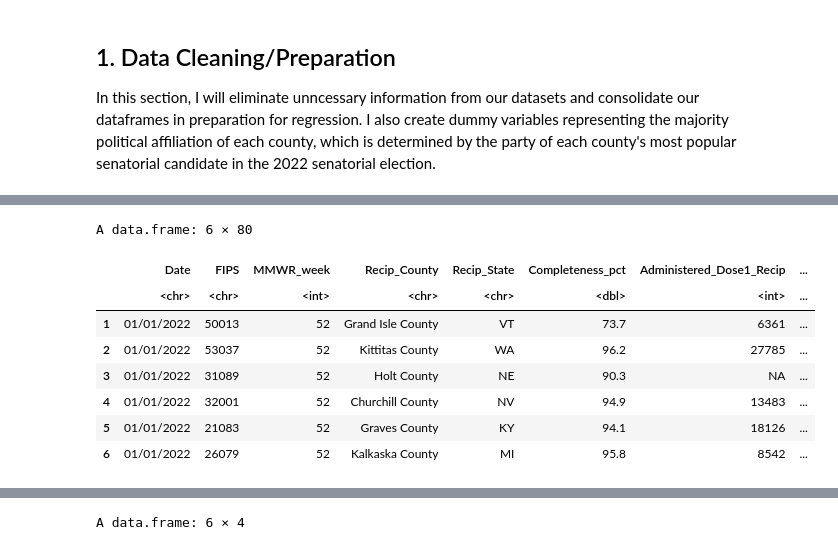
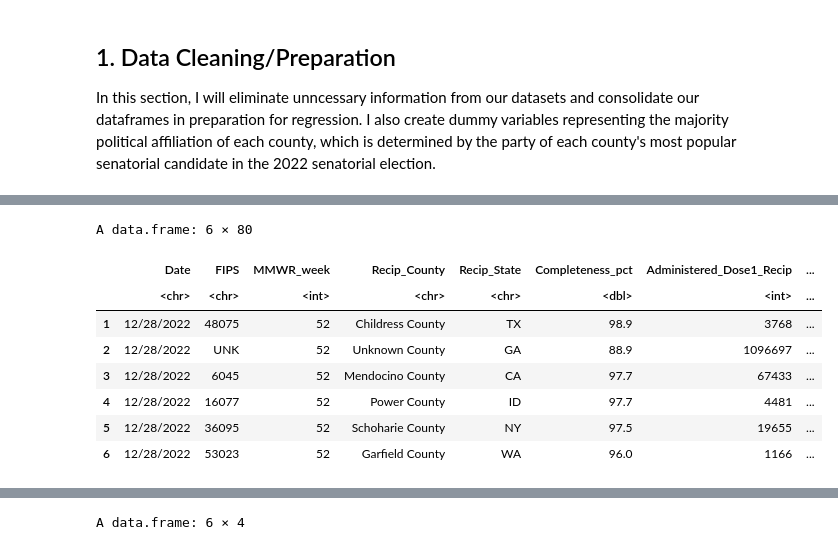
Before and after one commit to SophiaEC/CovidSample, a Jupyter notebook: SCCodeSample1.ipynb, the cells around one changed output, grey strips where cells are left out. Cells and saved outputs as stored; diff of their text form; code cells hidden in the pictures.

```diff
--- a/SCCodeSample1.ipynb
+++ b/SCCodeSample1.ipynb
@@ -40,17 +27,17 @@ The following objects are masked from ‘package:base’:
 # %%
 #Get covid data
-covid_county <- as.data.frame(read.csv("/COVID-19_Vaccinations_in_the_United_States_County.csv"))
+covid_county <- as.data.frame(read.csv("/content/COVID-19_Vaccinations_in_the_United_States_County.csv"))
 head(covid_county)
 # %% [output]
 A data.frame: 6 × 80
 |  | Date | FIPS | MMWR_week | Recip_County | Recip_State | Completeness_pct | Administered_Dose1_Recip | ... |
 |  | <chr> | <chr> | <int> | <chr> | <chr> | <dbl> | <int> | ... |
-| 1 | 01/01/2022 | 50013 | 52 | Grand Isle County | VT | 73.7 | 6361 | ... |
-| 2 | 01/01/2022 | 53037 | 52 | Kittitas County | WA | 96.2 | 27785 | ... |
-| 3 | 01/01/2022 | 31089 | 52 | Holt County | NE | 90.3 | NA | ... |
-| 4 | 01/01/2022 | 32001 | 52 | Churchill County | NV | 94.9 | 13483 | ... |
-| 5 | 01/01/2022 | 21083 | 52 | Graves County | KY | 94.1 | 18126 | ... |
-| 6 | 01/01/2022 | 26079 | 52 | Kalkaska County | MI | 95.8 | 8542 | ... |
+| 1 | 12/28/2022 | 48075 | 52 | Childress County | TX | 98.9 | 3768 | ... |
+| 2 | 12/28/2022 | UNK | 52 | Unknown County | GA | 88.9 | 1096697 | ... |
+| 3 | 12/28/2022 | 6045 | 52 | Mendocino County | CA | 97.7 | 67433 | ... |
+| 4 | 12/28/2022 | 16077 | 52 | Power County | ID | 97.7 | 4481 | ... |
+| 5 | 12/28/2022 | 36095 | 52 | Schoharie County | NY | 97.5 | 19655 | ... |
+| 6 | 12/28/2022 | 53023 | 52 | Garfield County | WA | 96.0 | 1166 | ... |
 # %%
 #Filter to capture point-in-time vax rates (on 12/28/2022)
 End2022_Covid <- subset(covid_county, Date == "12/28/2022")
```
Also changed, not shown: parts of 3 cells of this notebook.
